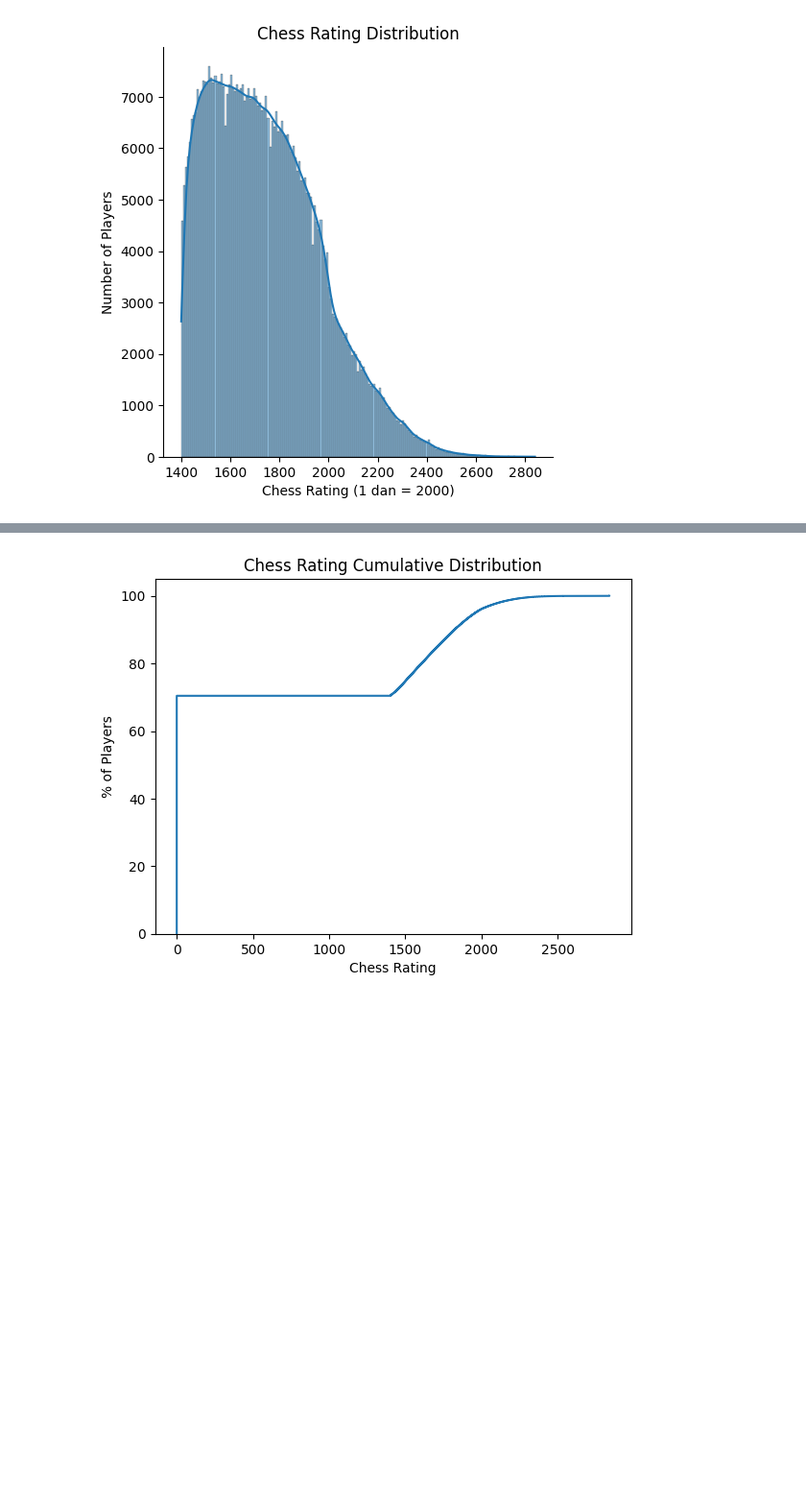
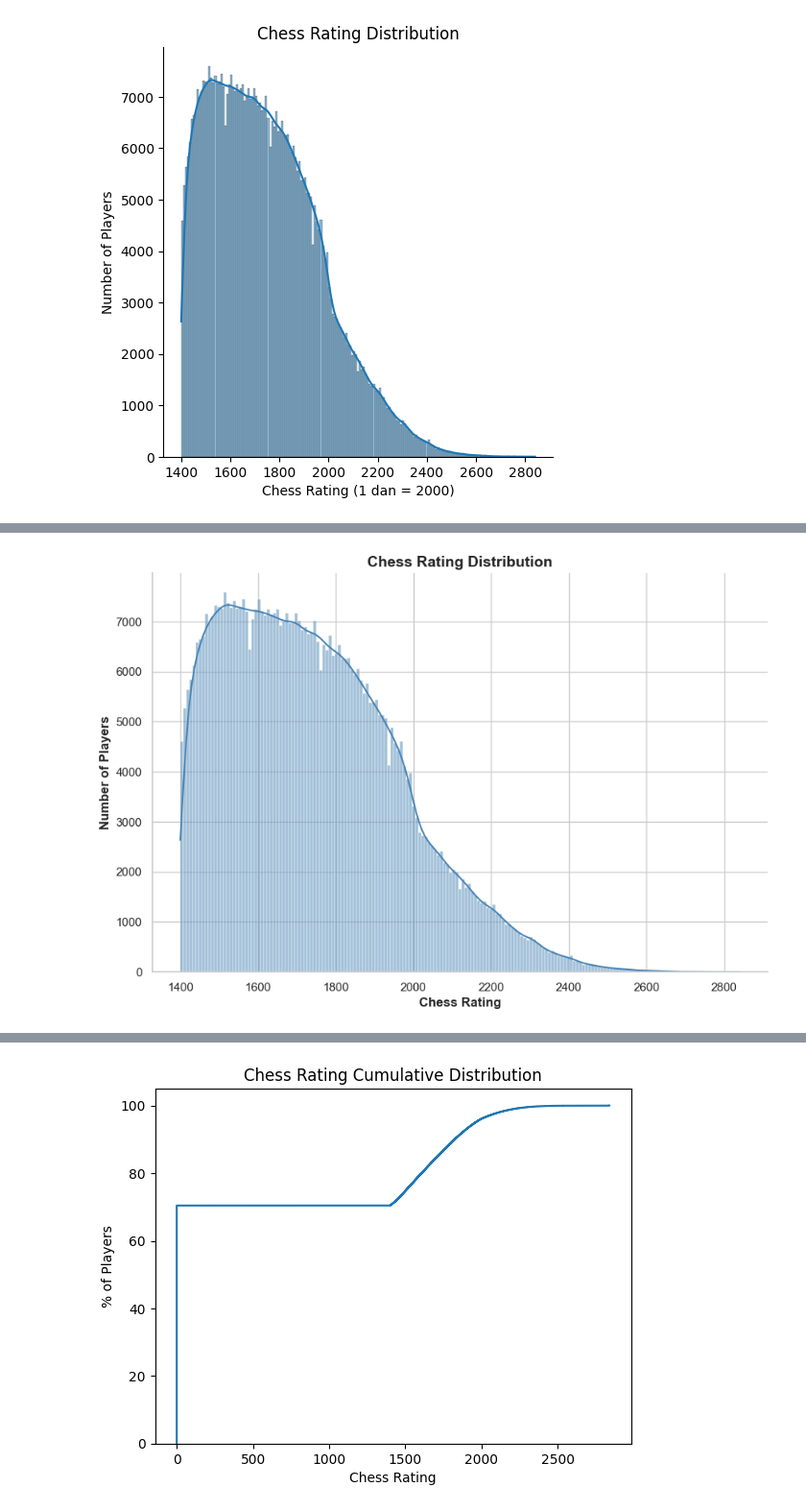
Before and after one commit to psygo/data_playground, a Jupyter notebook: notebooks/fide.ipynb, the cells around one changed output, grey strips where cells are left out. Shown at 96% size. Cells and saved outputs as stored; diff of their text form; code cells hidden in the pictures; blank space fills up the shorter version.

```diff
--- a/notebooks/fide.ipynb
+++ b/notebooks/fide.ipynb
@@ -49,0 +69,9 @@ plt.show()
+# %%
+sns.set_style("whitegrid")
+sns.displot(data=fide[fide["SRtng"] > 0], x="SRtng", kde=True, color="steelblue", height=6, aspect=1.5)
+plt.xlabel('Chess Rating', fontsize=12, fontweight='bold')
+plt.ylabel('Number of Players', fontsize=12, fontweight='bold')
+plt.title('Chess Rating Distribution', fontsize=14, fontweight='bold')
+plt.show()
+# %% [output]
+[figure, added]
```
Also changed, not shown: parts of 6 cells of this notebook, 1 other file.
